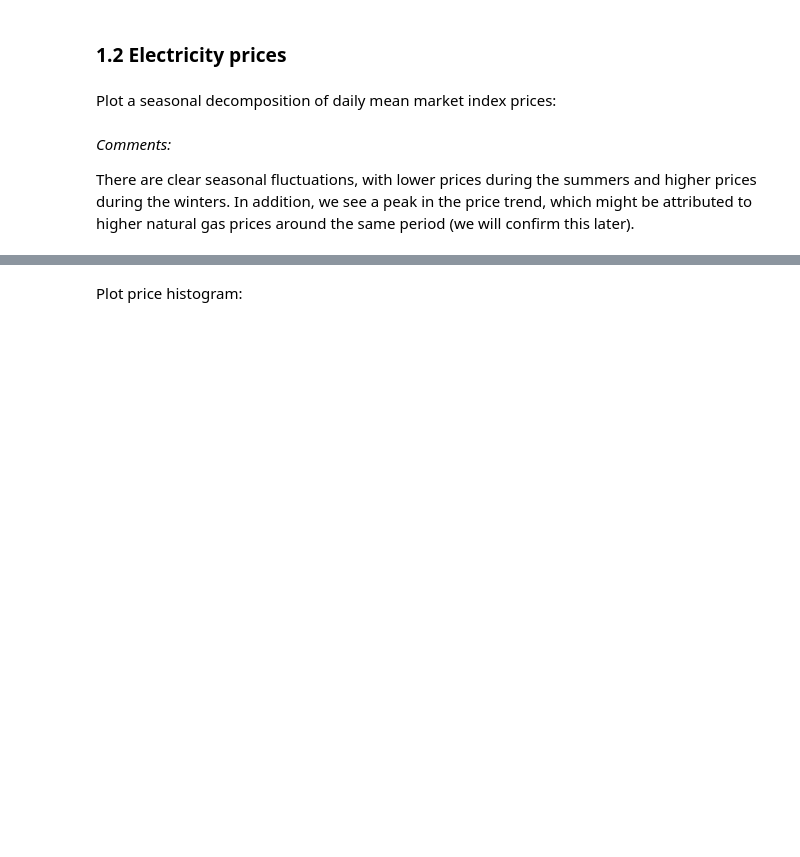
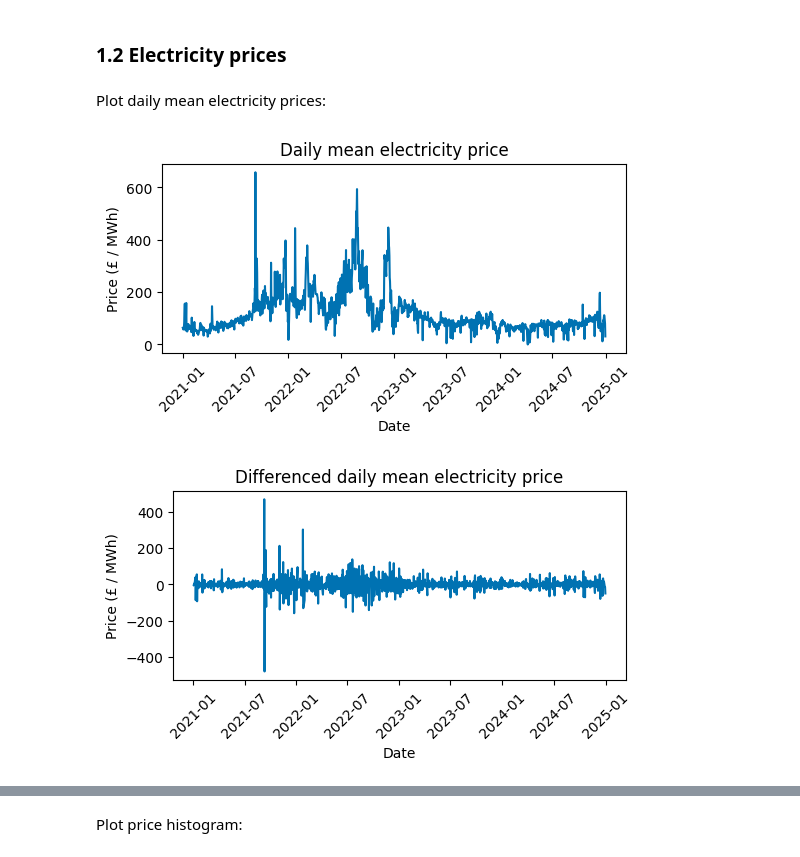
Before and after one commit to christianfenton/electricity_pricing, a Jupyter notebook: notebooks/exploratory_analysis.ipynb, the cells around one changed output, grey strips where cells are left out. Cells and saved outputs as stored; diff of their text form; code cells hidden in the pictures; blank space fills up the shorter version.

```diff
--- a/notebooks/exploratory_analysis.ipynb
+++ b/notebooks/exploratory_analysis.ipynb
@@ -49,4 +100,2 @@ df_weather.head()
 # %% [markdown]
 ### 1.2 Electricity prices
-# %% [markdown]
-Plot a seasonal decomposition of daily mean market index prices:
@@ -96,7 +102,25 @@ plt.show()
-# %% [markdown]
-*Comments:*
-
-There are clear seasonal fluctuations, with lower prices during the
-summers and higher prices during the winters.
-In addition, we see a peak in the price trend, which might be attributed
-to higher natural gas prices around the same period (we will confirm this later).
+# %% [markdown]
+Plot daily mean electricity prices:
+# %%
+daily_price = df_electricity.groupby("SETTLEMENT_DATE")[
+    "ELECTRICITY_PRICE"
+].mean()
+
+fig, ax = plt.subplots(figsize=(16 / 3, 9 / 3), layout="constrained")
+ax.plot(daily_price)
+plt.xticks(rotation=45)
+ax.set_title("Daily mean electricity price")
+ax.set_xlabel("Date")
+ax.set_ylabel("Price (£ / MWh)")
+plt.show()
+
+fig, ax = plt.subplots(figsize=(16 / 3, 9 / 3), layout="constrained")
+ax.plot(daily_price.diff())
+plt.xticks(rotation=45)
+ax.set_title("Differenced daily mean electricity price")
+ax.set_xlabel("Date")
+ax.set_ylabel("Price (£ / MWh)")
+plt.show()
+# %% [output]
+[figure, added]
+[figure, added]
```
Also changed, not shown: parts of 33 cells of this notebook, 24 other files.
